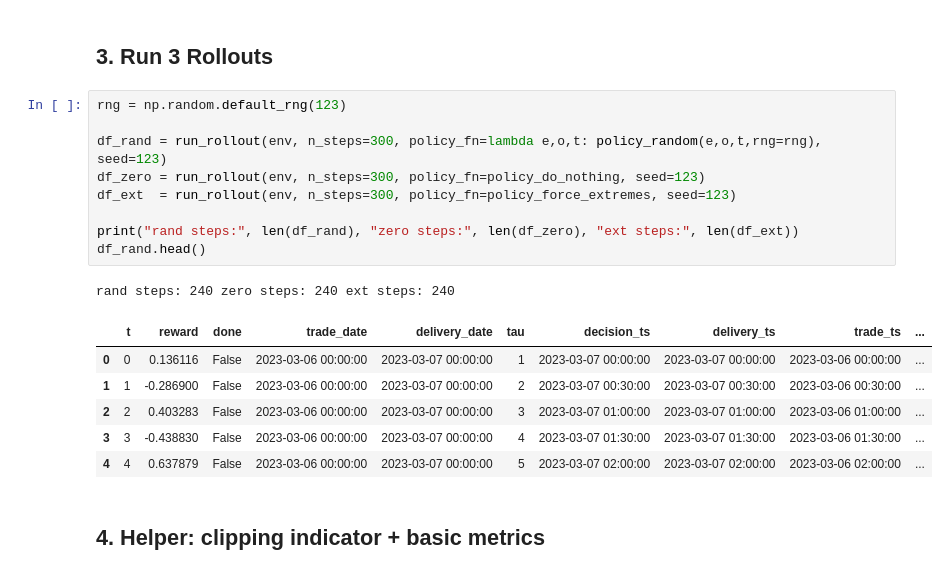
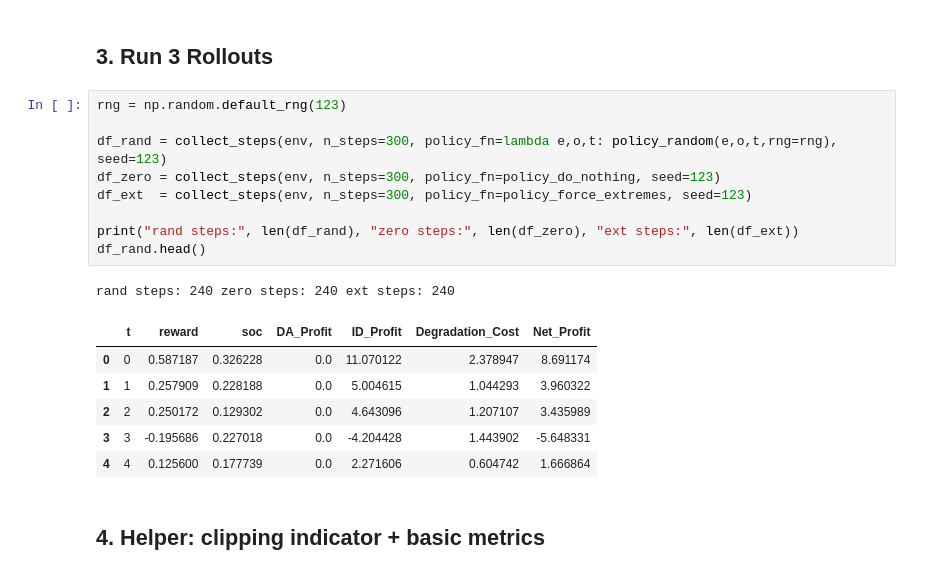
Before and after one commit to giacfiorani/DRL_BESS_Optimisation, a Jupyter notebook: envs/02_env_rollout_diagnostics.ipynb, the cells around one changed output. Drawn from its saved outputs; the diff is of its cells as text.

Commit message:
Updated Testing Environment Notebooks with DEgradation Costs

```diff
--- a/envs/02_env_rollout_diagnostics.ipynb
+++ b/envs/02_env_rollout_diagnostics.ipynb
@@ -88,20 +104,20 @@ def policy_force_extremes(env, obs, t):
 # %%
 rng = np.random.default_rng(123)
 
-df_rand = run_rollout(env, n_steps=300, policy_fn=lambda e,o,t: policy_random(e,o,t,rng=rng), seed=123)
-df_zero = run_rollout(env, n_steps=300, policy_fn=policy_do_nothing, seed=123)
-df_ext  = run_rollout(env, n_steps=300, policy_fn=policy_force_extremes, seed=123)
+df_rand = collect_steps(env, n_steps=300, policy_fn=lambda e,o,t: policy_random(e,o,t,rng=rng), seed=123)
+df_zero = collect_steps(env, n_steps=300, policy_fn=policy_do_nothing, seed=123)
+df_ext  = collect_steps(env, n_steps=300, policy_fn=policy_force_extremes, seed=123)
 
 print("rand steps:", len(df_rand), "zero steps:", len(df_zero), "ext steps:", len(df_ext))
 df_rand.head()
 # %% [output]
 rand steps: 240 zero steps: 240 ext steps: 240
-|  | t | reward | done | trade_date | delivery_date | tau | decision_ts | delivery_ts | trade_ts | ... |
-| 0 | 0 | 0.136116 | False | 2023-03-06 00:00:00 | 2023-03-07 00:00:00 | 1 | 2023-03-07 00:00:00 | 2023-03-07 00:00:00 | 2023-03-06 00:00:00 | ... |
-| 1 | 1 | -0.286900 | False | 2023-03-06 00:00:00 | 2023-03-07 00:00:00 | 2 | 2023-03-07 00:30:00 | 2023-03-07 00:30:00 | 2023-03-06 00:30:00 | ... |
-| 2 | 2 | 0.403283 | False | 2023-03-06 00:00:00 | 2023-03-07 00:00:00 | 3 | 2023-03-07 01:00:00 | 2023-03-07 01:00:00 | 2023-03-06 01:00:00 | ... |
-| 3 | 3 | -0.438830 | False | 2023-03-06 00:00:00 | 2023-03-07 00:00:00 | 4 | 2023-03-07 01:30:00 | 2023-03-07 01:30:00 | 2023-03-06 01:30:00 | ... |
-| 4 | 4 | 0.637879 | False | 2023-03-06 00:00:00 | 2023-03-07 00:00:00 | 5 | 2023-03-07 02:00:00 | 2023-03-07 02:00:00 | 2023-03-06 02:00:00 | ... |
+|  | t | reward | soc | DA_Profit | ID_Profit | Degradation_Cost | Net_Profit |
+| 0 | 0 | 0.587187 | 0.326228 | 0.0 | 11.070122 | 2.378947 | 8.691174 |
+| 1 | 1 | 0.257909 | 0.228188 | 0.0 | 5.004615 | 1.044293 | 3.960322 |
+| 2 | 2 | 0.250172 | 0.129302 | 0.0 | 4.643096 | 1.207107 | 3.435989 |
+| 3 | 3 | -0.195686 | 0.227018 | 0.0 | -4.204428 | 1.443902 | -5.648331 |
+| 4 | 4 | 0.125600 | 0.177739 | 0.0 | 2.271606 | 0.604742 | 1.666864 |
 # %% [markdown]
 ## 4. Helper: clipping indicator + basic metrics
 # %%
```
Also changed, not shown: parts of 14 cells of this notebook, 1 other file.
